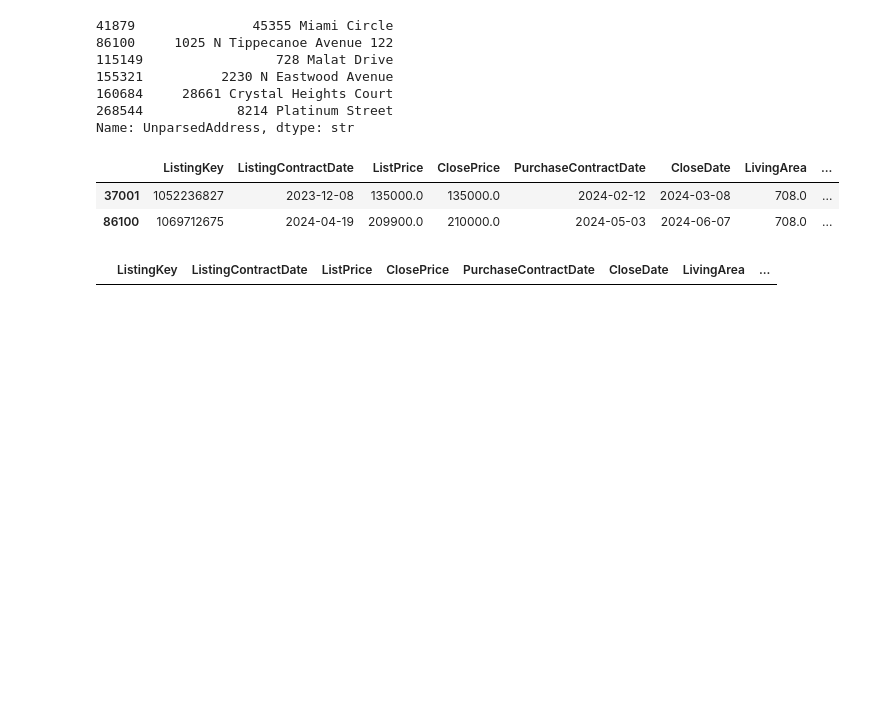
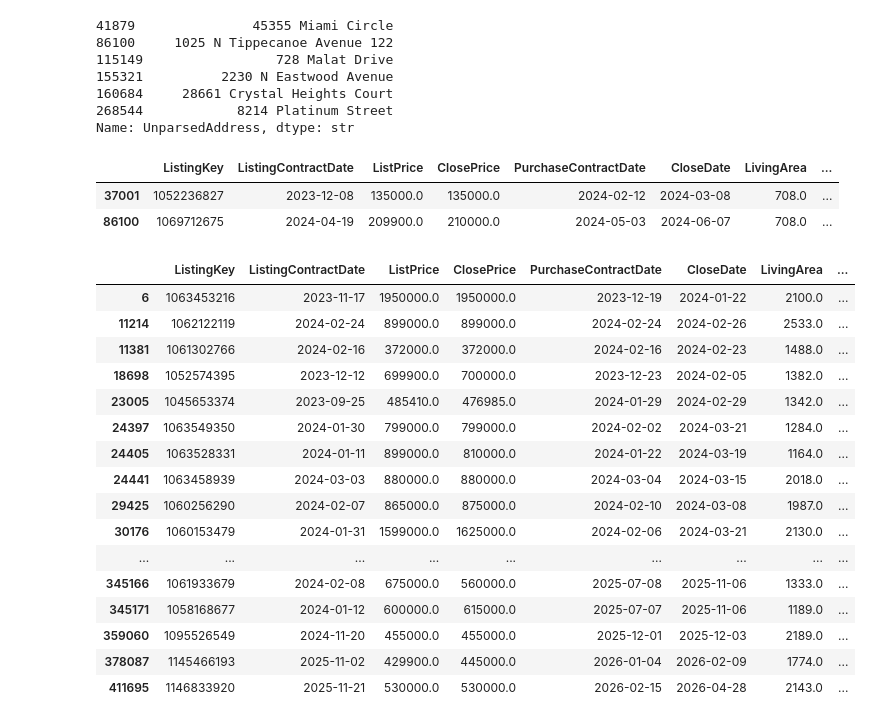
Before and after one commit to sangyeolbaek/idx-exchange, a Jupyter notebook: clean_prep.ipynb, the cells around one changed output. Cells and saved outputs as stored; diff of their text form; code cells hidden in the pictures; blank space fills up the shorter version.

```diff
--- a/clean_prep.ipynb
+++ b/clean_prep.ipynb
@@ -122,6 +124,22 @@ sold[sold["UnparsedAddress"] == "1025 N Tippecanoe Avenue 122"][main_fields + ["
 | 37001 | 1052236827 | 2023-12-08 | 135000.0 | 135000.0 | 2024-02-12 | 2024-03-08 | 708.0 | ... |
 | 86100 | 1069712675 | 2024-04-19 | 209900.0 | 210000.0 | 2024-05-03 | 2024-06-07 | 708.0 | ... |
 # %%
-listed[listed["BathroomsTotalInteger"] < 0][main_fields]
+sold[sold["DaysOnMarket"] < 0][main_fields + ["DaysOnMarket"]]
 # %% [output]
 |  | ListingKey | ListingContractDate | ListPrice | ClosePrice | PurchaseContractDate | CloseDate | LivingArea | ... |
+| 6 | 1063453216 | 2023-11-17 | 1950000.0 | 1950000.0 | 2023-12-19 | 2024-01-22 | 2100.0 | ... |
+| 11214 | 1062122119 | 2024-02-24 | 899000.0 | 899000.0 | 2024-02-24 | 2024-02-26 | 2533.0 | ... |
+| 11381 | 1061302766 | 2024-02-16 | 372000.0 | 372000.0 | 2024-02-16 | 2024-02-23 | 1488.0 | ... |
+| 18698 | 1052574395 | 2023-12-12 | 699900.0 | 700000.0 | 2023-12-23 | 2024-02-05 | 1382.0 | ... |
+| 23005 | 1045653374 | 2023-09-25 | 485410.0 | 476985.0 | 2024-01-29 | 2024-02-29 | 1342.0 | ... |
+| 24397 | 1063549350 | 2024-01-30 | 799000.0 | 799000.0 | 2024-02-02 | 2024-03-21 | 1284.0 | ... |
+| 24405 | 1063528331 | 2024-01-11 | 899000.0 | 810000.0 | 2024-01-22 | 2024-03-19 | 1164.0 | ... |
+| 24441 | 1063458939 | 2024-03-03 | 880000.0 | 880000.0 | 2024-03-04 | 2024-03-15 | 2018.0 | ... |
+| 29425 | 1060256290 | 2024-02-07 | 865000.0 | 875000.0 | 2024-02-10 | 2024-03-08 | 1987.0 | ... |
+| 30176 | 1060153479 | 2024-01-31 | 1599000.0 | 1625000.0 | 2024-02-06 | 2024-03-21 | 2130.0 | ... |
+| ... | ... | ... | ... | ... | ... | ... | ... | ... |
+| 345166 | 1061933679 | 2024-02-08 | 675000.0 | 560000.0 | 2025-07-08 | 2025-11-06 | 1333.0 | ... |
+| 345171 | 1058168677 | 2024-01-12 | 600000.0 | 615000.0 | 2025-07-07 | 2025-11-06 | 1189.0 | ... |
+| 359060 | 1095526549 | 2024-11-20 | 455000.0 | 455000.0 | 2025-12-01 | 2025-12-03 | 2189.0 | ... |
+| 378087 | 1145466193 | 2025-11-02 | 429900.0 | 445000.0 | 2026-01-04 | 2026-02-09 | 1774.0 | ... |
+| 411695 | 1146833920 | 2025-11-21 | 530000.0 | 530000.0 | 2026-02-15 | 2026-04-28 | 2143.0 | ... |
```
Also changed, not shown: parts of 15 cells of this notebook, 6 other files.
